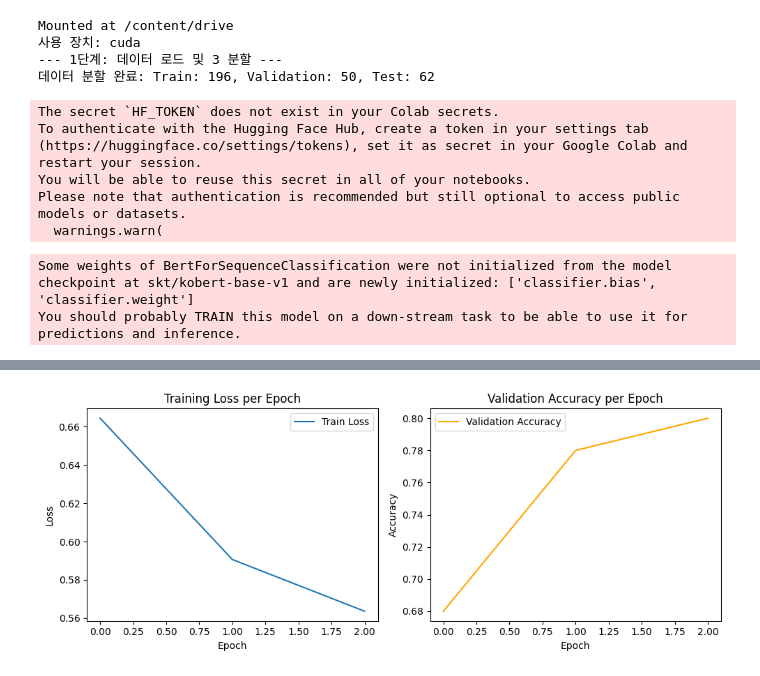
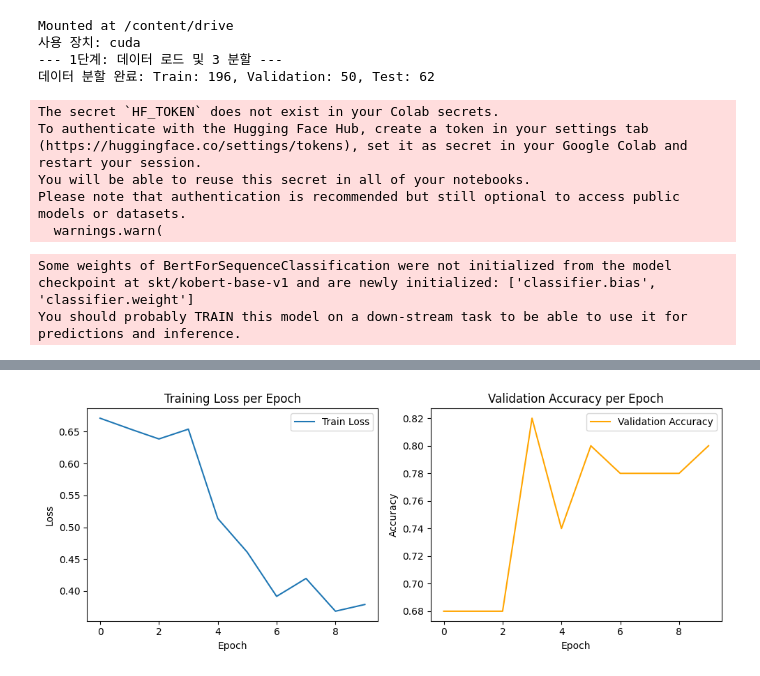
Before and after one commit to HUFS-LAI-Seungtaek/HUFS-LAI-ML4E-2025-2, a Jupyter notebook: submissions/202302592/assignment5/training.ipynb, the cells around one changed output, grey strips where cells are left out. Drawn from its saved outputs; the diff is of its cells as text; code cells hidden in the pictures.

```diff
--- a/submissions/202302592/assignment5/training.ipynb
+++ b/submissions/202302592/assignment5/training.ipynb
@@ -172,7 +172,7 @@ def final_eval_model(model, loader):
 # ============================
 # 7. 학습 루프 (Training)
 # ============================
-EPOCHS = 3
+EPOCHS = 10
 history = {'train_loss': [], 'val_accuracy': []}
 
 print("\n--- 2단계: 학습 루프 시작 ---")
@@ -219,5 +226,5 @@ Epoch 3/3 - Train Loss: 0.5636, Val Accuracy: 0.8000
 
 학습 곡선 저장 완료: /content/drive/MyDrive/Colab Notebooks/training_curve.png
 
 모델 저장 완료: /content/drive/MyDrive/Colab Notebooks/instruction_classifier_model/
-[figure, old version]
+[figure, new version]
```
Also changed, not shown: parts of 1 cell of this notebook.
